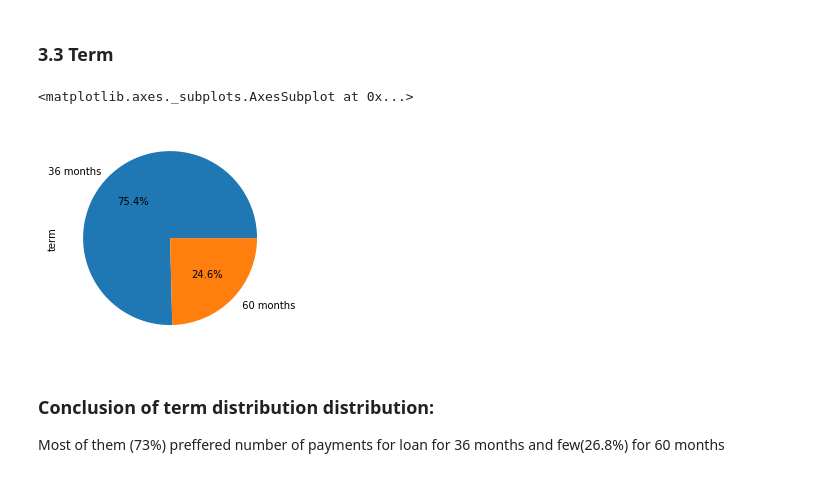
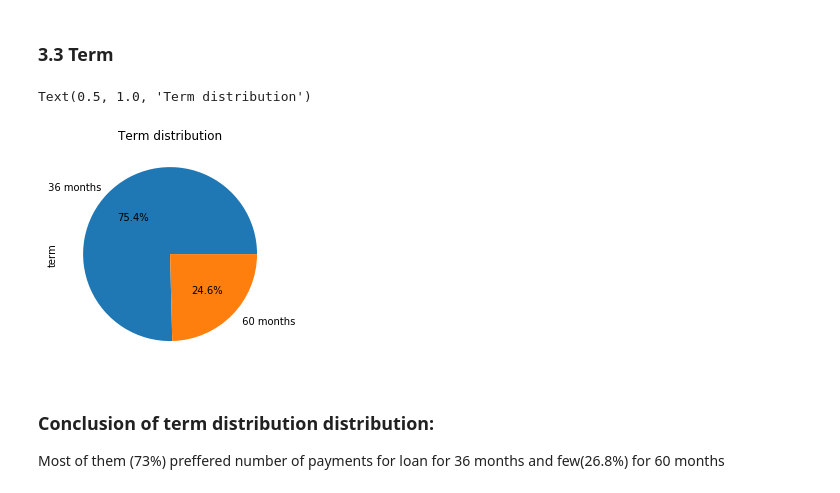
Before and after one commit to vaishnavi-nayak-sujir/dummy, a Jupyter notebook: lending_club_case_study.ipynb, the cells around one changed output. Saved outputs shown, nothing was run; the diff lists cells and outputs as text; code cells hidden in the pictures.

```diff
--- a/lending_club_case_study.ipynb
+++ b/lending_club_case_study.ipynb
@@ -365,9 +365,10 @@ Both Funded and loan amount characteristics are similar
 # %%
 # PIE chart for term distribution opted by borrowers
 df_loan['term'].value_counts().plot.pie(autopct='%1.1f%%')
+plt.title("Term distribution")
 # %% [output]
-<matplotlib.axes._subplots.AxesSubplot at 0x...>
+Text(0.5, 1.0, 'Term distribution')
-[figure, old version]
+[figure, new version]
 # %% [markdown]
 ### Conclusion of term distribution distribution:
 Most of them (73%) preffered number of payments for loan for 36 months and few(26.8%) for 60 months
```
Also changed, not shown: parts of 30 cells of this notebook.
